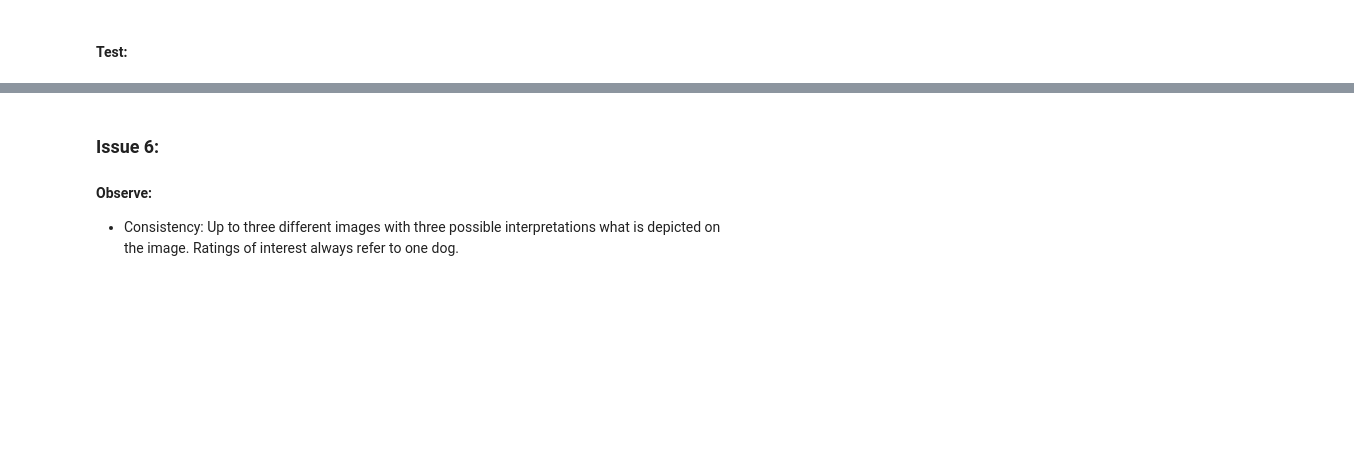
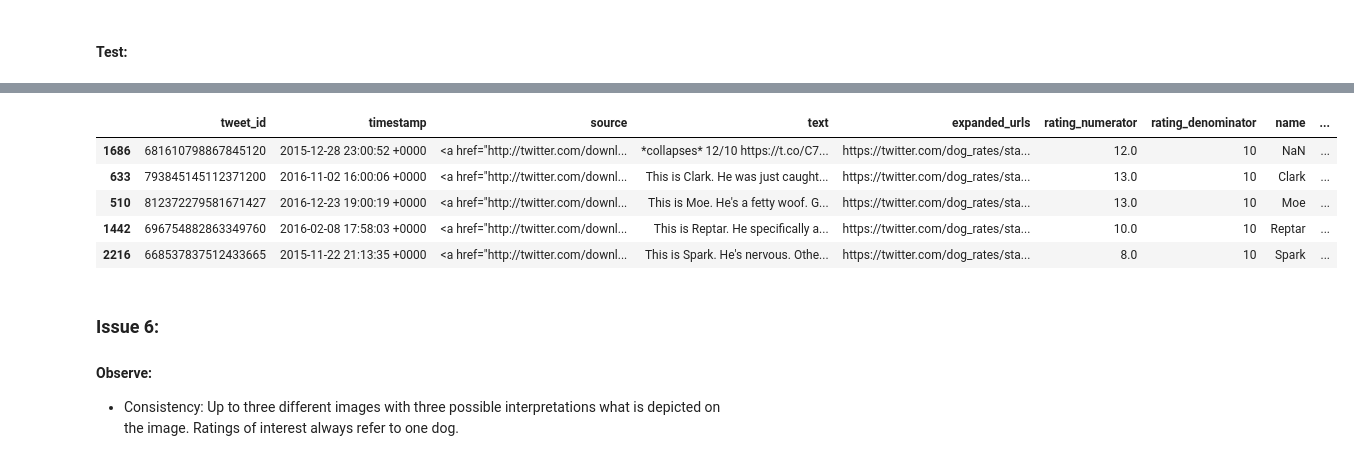
Before and after one commit to LeopoldWalther/DataWrangleAndAnalyze, a Jupyter notebook: wrangle_act.ipynb, the cells around one changed output, grey strips where cells are left out. Cells and saved outputs as stored; diff of their text form; code cells hidden in the pictures; blank space fills up the shorter version.

Commit message:
feat: Add code to clean 'name' column in dataframe

```diff
--- a/wrangle_act.ipynb
+++ b/wrangle_act.ipynb
@@ -763,2 +723,5 @@ df_twitter_archive_enhanced_clean = pd.melt(df_twitter_archive_enhanced_clean,
+# %%
+# Convert column 'stage' to categorical
+df_twitter_archive_enhanced_clean['stage'] = df_twitter_archive_enhanced_clean['stage'].astype('category')
 # %% [markdown]
 #### Test:
@@ -797,0 +783,23 @@ df_twitter_archive_enhanced_clean.head(20)
+# %%
+# Search for most common patterns of sentences containing dog name
+df_twitter_archive_enhanced_clean['name_text'] = df_twitter_archive_enhanced_clean.text.str.extract(
+    '([Tt]his is (\w+))|(name is (\w+))|(named (\w+))', expand=True)[1]
+
+df_twitter_archive_enhanced_clean['name_text'] = df_twitter_archive_enhanced_clean['name_text'].replace(np.nan, 'None')
+
+
+
+# Function to apply, which replaces missing values
+def fill_missing_names(tweet):
+    if tweet['name'] == 'None':
+        name = tweet['name_text']
+        return name
+    else:
+        name = tweet['name']
+        return name
+
+# Apply function to dataframe
+df_twitter_archive_enhanced_clean['name'] = df_twitter_archive_enhanced_clean.apply(fill_missing_names, axis=1)
+
+# Drop variables 'name_text'
+df_twitter_archive_enhanced_clean.drop('name_text', axis=1, inplace=True)
@@ -797,0 +825,16 @@ df_twitter_archive_enhanced_clean.head(20)
+# %%
+
+# Function to delete entries which do not start with capital letter
+def delete_false_names(tweet):
+    name = tweet['name']
+    if name.istitle() is True:
+        name = tweet['name']
+        return name
+    else:
+        name = 'None'
+        return name
+
+# Apply function to dataframe
+df_twitter_archive_enhanced_clean['name'] = df_twitter_archive_enhanced_clean.apply(delete_false_names, axis=1)
+
+df_twitter_archive_enhanced_clean['name'] = df_twitter_archive_enhanced_clean['name'].replace('None', np.nan)
@@ -798,3 +859,13 @@ df_twitter_archive_enhanced_clean.head(20)
+# %%
+# random test to see results
+df_twitter_archive_enhanced_clean.sample(5)
+# %% [output]
+|  | tweet_id | timestamp | source | text | expanded_urls | rating_numerator | rating_denominator | name | ... |
+| 1686 | 681610798867845120 | 2015-12-28 23:00:52 +0000 | <a href="http://twitter.com/downl... | *collapses* 12/10 https://t.co/C7... | https://twitter.com/dog_rates/sta... | 12.0 | 10 | NaN | ... |
+| 633 | 793845145112371200 | 2016-11-02 16:00:06 +0000 | <a href="http://twitter.com/downl... | This is Clark. He was just caught... | https://twitter.com/dog_rates/sta... | 13.0 | 10 | Clark | ... |
+| 510 | 812372279581671427 | 2016-12-23 19:00:19 +0000 | <a href="http://twitter.com/downl... | This is Moe. He's a fetty woof. G... | https://twitter.com/dog_rates/sta... | 13.0 | 10 | Moe | ... |
+| 1442 | 696754882863349760 | 2016-02-08 17:58:03 +0000 | <a href="http://twitter.com/downl... | This is Reptar. He specifically a... | https://twitter.com/dog_rates/sta... | 10.0 | 10 | Reptar | ... |
+| 2216 | 668537837512433665 | 2015-11-22 21:13:35 +0000 | <a href="http://twitter.com/downl... | This is Spark. He's nervous. Othe... | https://twitter.com/dog_rates/sta... | 8.0 | 10 | Spark | ... |
 # %% [markdown]
 ### Issue 6:
 #### Observe:
```
Also changed, not shown: parts of 36 cells of this notebook.
